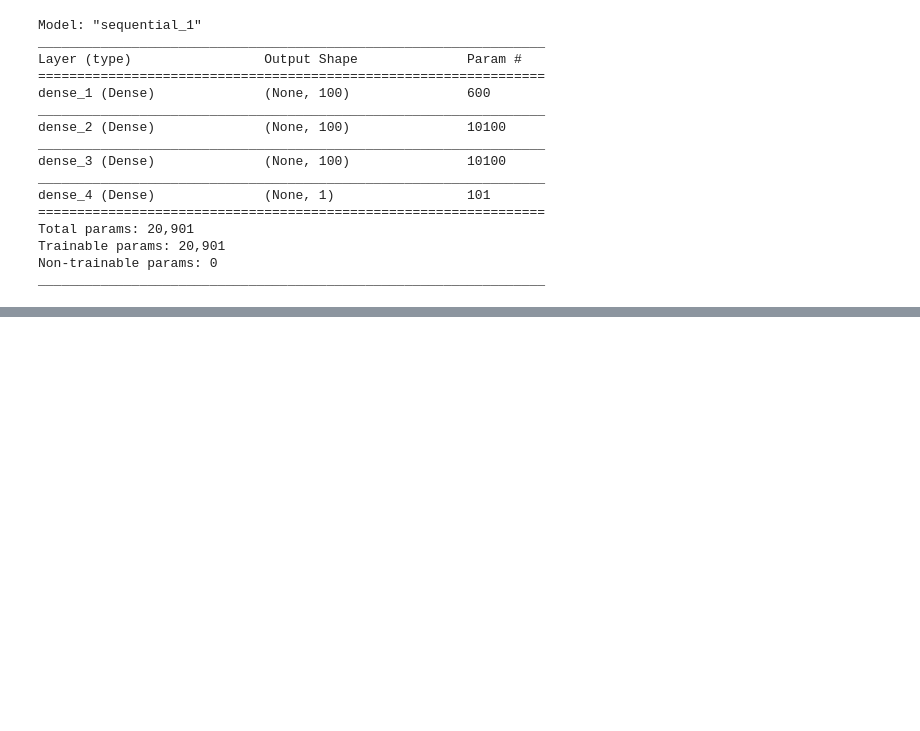
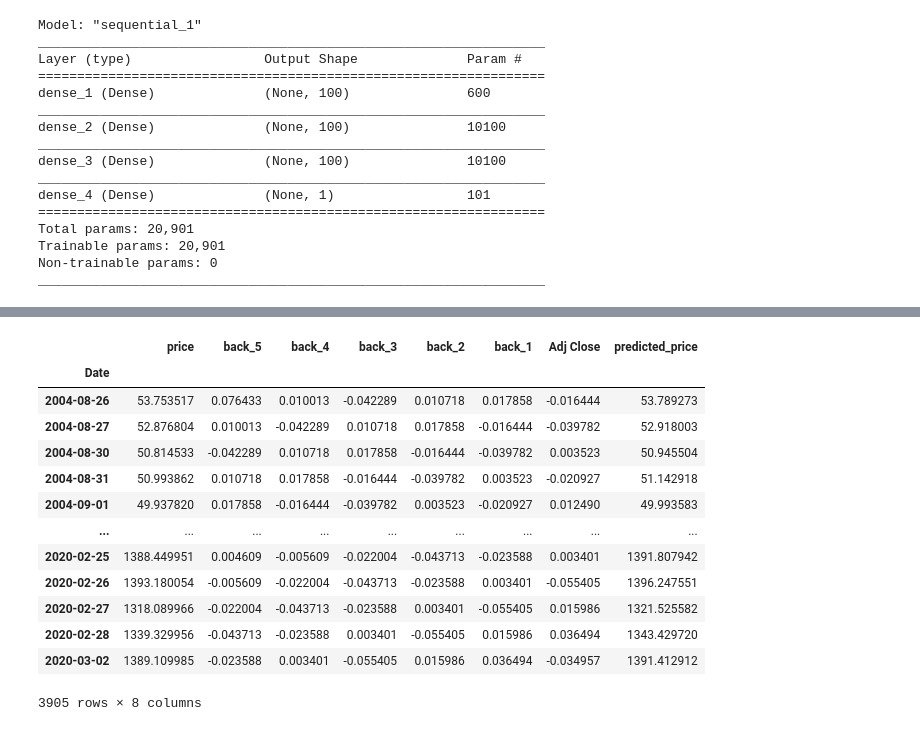
Before and after one commit to AHalarewicz/TimeSeriesAnalysis, a Jupyter notebook: notebooks/keras_predictions.ipynb, the cells around one changed output, grey strips where cells are left out. Cells and saved outputs as stored; diff of their text form; code cells hidden in the pictures; blank space fills up the shorter version.

```diff
--- a/notebooks/keras_predictions.ipynb
+++ b/notebooks/keras_predictions.ipynb
@@ -195,3 +224,34 @@ scores
+# %%
+viz_df = raw_data[['Adj Close']]
+viz_df.columns = ['price']
+
+
+viz_df = pd.merge(viz_df, time_series_df, left_index=True, right_index=True, how='outer')
+
+viz_df = viz_df.dropna()
+
+X_viz = viz_df[['back_5', 'back_4', 'back_3', 'back_2', 'back_1']].values
+
+preds_viz = model.predict(X_viz)
+preds_viz = np.exp(preds_viz)
+viz_df['predicted_price'] = preds_viz
+viz_df['predicted_price'] = viz_df['price'] * viz_df['predicted_price']
+viz_df
+# %% [output]
+|  | price | back_5 | back_4 | back_3 | back_2 | back_1 | Adj Close | predicted_price |
+| Date |  |  |  |  |  |  |  |  |
+| 2004-08-26 | 53.753517 | 0.076433 | 0.010013 | -0.042289 | 0.010718 | 0.017858 | -0.016444 | 53.789273 |
+| 2004-08-27 | 52.876804 | 0.010013 | -0.042289 | 0.010718 | 0.017858 | -0.016444 | -0.039782 | 52.918003 |
+| 2004-08-30 | 50.814533 | -0.042289 | 0.010718 | 0.017858 | -0.016444 | -0.039782 | 0.003523 | 50.945504 |
+| 2004-08-31 | 50.993862 | 0.010718 | 0.017858 | -0.016444 | -0.039782 | 0.003523 | -0.020927 | 51.142918 |
+| 2004-09-01 | 49.937820 | 0.017858 | -0.016444 | -0.039782 | 0.003523 | -0.020927 | 0.012490 | 49.993583 |
+| ... | ... | ... | ... | ... | ... | ... | ... | ... |
+| 2020-02-25 | 1388.449951 | 0.004609 | -0.005609 | -0.022004 | -0.043713 | -0.023588 | 0.003401 | 1391.807942 |
+| 2020-02-26 | 1393.180054 | -0.005609 | -0.022004 | -0.043713 | -0.023588 | 0.003401 | -0.055405 | 1396.247551 |
+| 2020-02-27 | 1318.089966 | -0.022004 | -0.043713 | -0.023588 | 0.003401 | -0.055405 | 0.015986 | 1321.525582 |
+| 2020-02-28 | 1339.329956 | -0.043713 | -0.023588 | 0.003401 | -0.055405 | 0.015986 | 0.036494 | 1343.429720 |
+| 2020-03-02 | 1389.109985 | -0.023588 | 0.003401 | -0.055405 | 0.015986 | 0.036494 | -0.034957 | 1391.412912 |
+3905 rows × 8 columns
 # %%
 def predict_tomorrow():
     X = tomorrows_predictors.values
```
Also changed, not shown: parts of 24 cells of this notebook, 2 other files.
